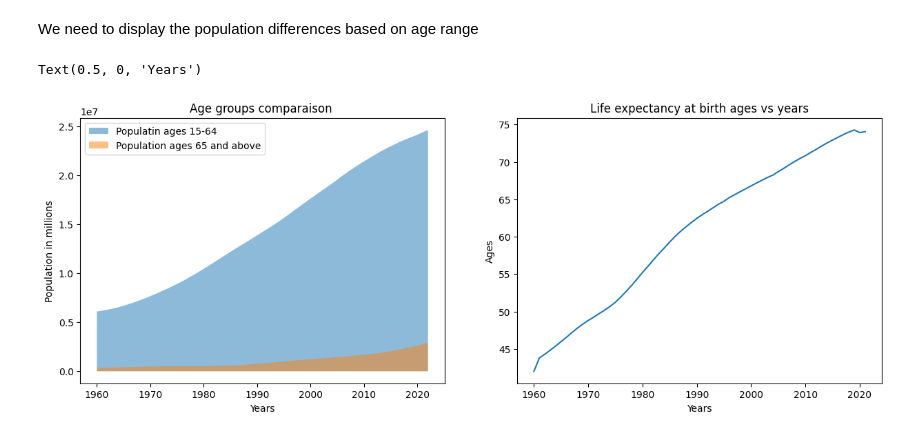
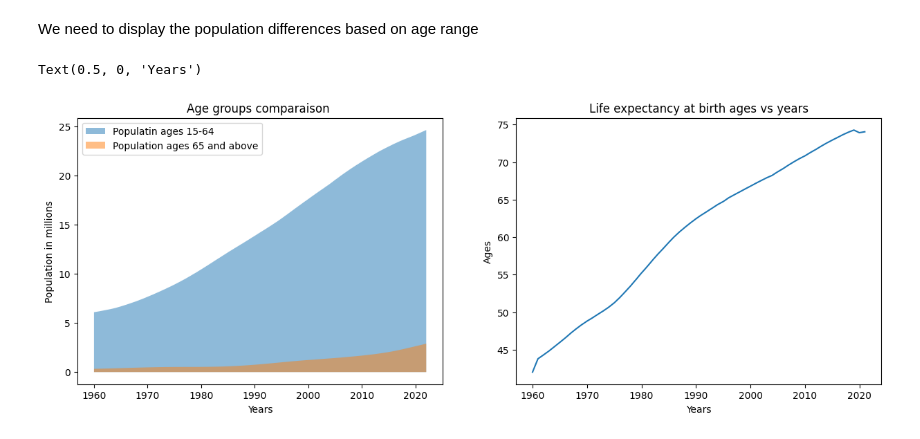
Before and after one commit to BENLHOSNITaoufik/Morocco_Health_Indicator, a Jupyter notebook: heath_mar.ipynb, the cells around one changed output. Drawn from its saved outputs; the diff is of its cells as text; code cells hidden in the pictures.

```diff
--- a/heath_mar.ipynb
+++ b/heath_mar.ipynb
@@ -271,33 +271,33 @@ We need to display the population differences based on age range
 population_agegroup = df.loc[(df['Indicator Name'] == "Population ages 15-64, total") | (df['Indicator Name'] == "Population ages 65 and above, total")]
 
 # Nomalize value of ranges from millions to tens
 population_agegroup['Value'] = population_agegroup['Value'] / 1000000
 
 # Create a double axes to plot box plot and pie plot
 fig , axe = plt.subplots(1,2, figsize = (15,5))
 
-axe[0].fill_between(year,  df_population['Value'][df_population['Indicator Name'] == 'Population ages 15-64, total'], alpha=.5 )
+axe[0].fill_between(year,  population_agegroup['Value'][population_agegroup['Indicator Name'] == 'Population ages 15-64, total'], alpha=.5 )
 
-axe[0].fill_between(year,  df_population['Value'][df_population['Indicator Name'] == 'Population ages 65 and above, total'] , alpha=.5)
+axe[0].fill_between(year,  population_agegroup['Value'][population_agegroup['Indicator Name'] == 'Population ages 65 and above, total'] , alpha=.5)
 
 axe[0].set_title('Age groups comparaison ')
 
 axe[0].set_ylabel('Population in millions')
 
 axe[0].set_xlabel('Years')
 
 axe[0].legend(['Populatin ages 15-64', 'Population ages 65 and above'], loc = 2)
 
 # let plot the life expectency at birth of total population
 year = np.arange(1960, 2022)
 
 axe[1].plot(year,  df['Value'][df['Indicator Name'] == 'Life expectancy at birth, total (years)'] )
 
 axe[1].set_title('Life expectancy at birth ages vs years')
 
 axe[1].set_ylabel('Ages')
 
 axe[1].set_xlabel('Years')
 # %% [output]
 Text(0.5, 0, 'Years')
-[figure, old version]
+[figure, new version]
```
Also changed, not shown: parts of 1 cell of this notebook.
